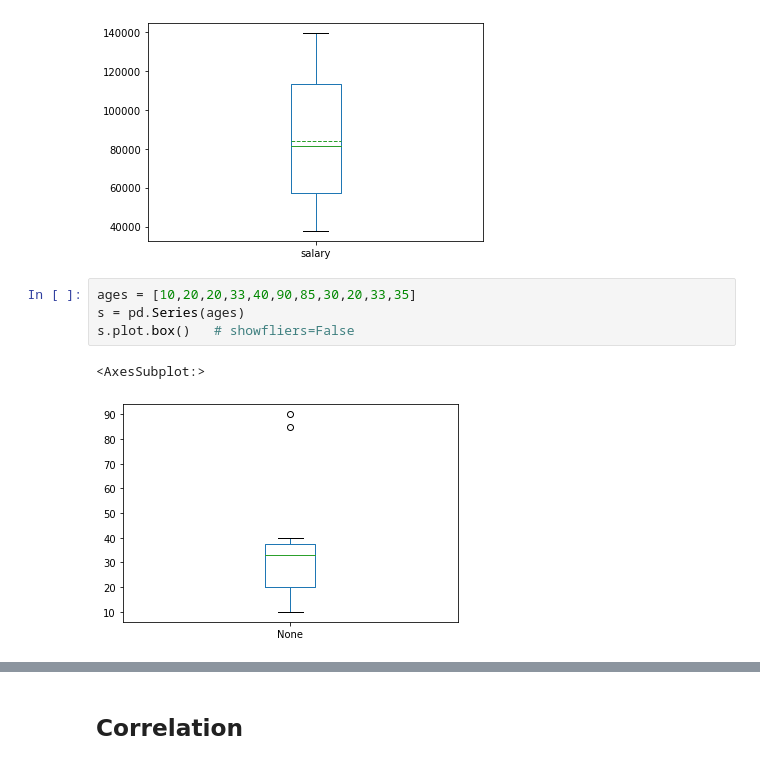
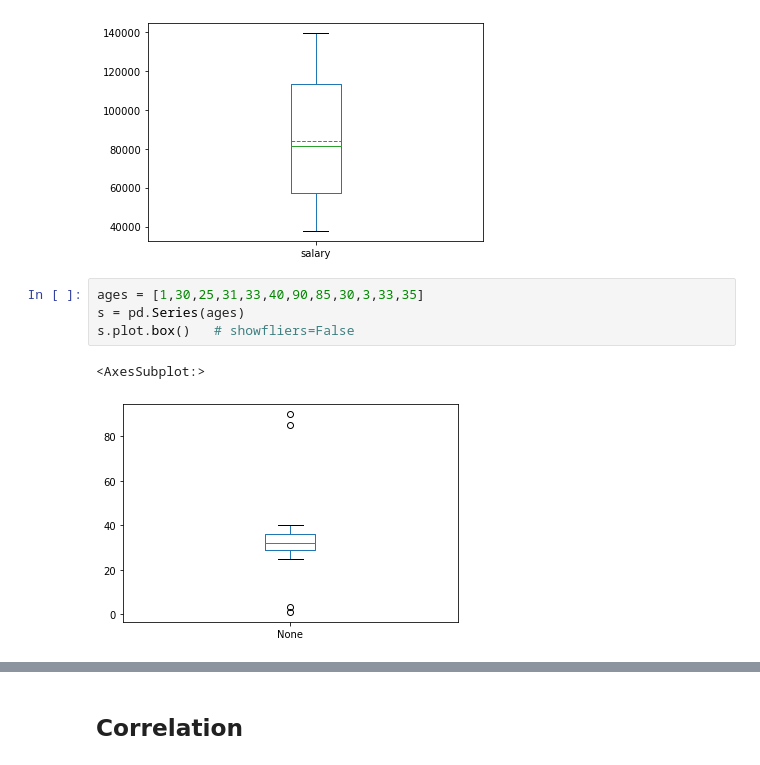
Before and after one commit to srikanthpragada/DS_18_MAY_2021, a Jupyter notebook: stats/salary_stats.ipynb, the cells around one changed output, grey strips where cells are left out. Cells and saved outputs as stored; diff of their text form.

```diff
--- a/stats/salary_stats.ipynb
+++ b/stats/salary_stats.ipynb
@@ -61,9 +61,9 @@ df.salary.plot.box(showmeans=True, meanline=True)
 <AxesSubplot:>
 [figure]
 # %%
-ages = [10,20,20,33,40,90,85,30,20,33,35]
+ages = [1,30,25,31,33,40,90,85,30,3,33,35]
 s = pd.Series(ages)
 s.plot.box()   # showfliers=False
 # %% [output]
 <AxesSubplot:>
-[figure, old version]
+[figure, new version]
```
Also changed, not shown: parts of 10 cells of this notebook, 2 other files.
